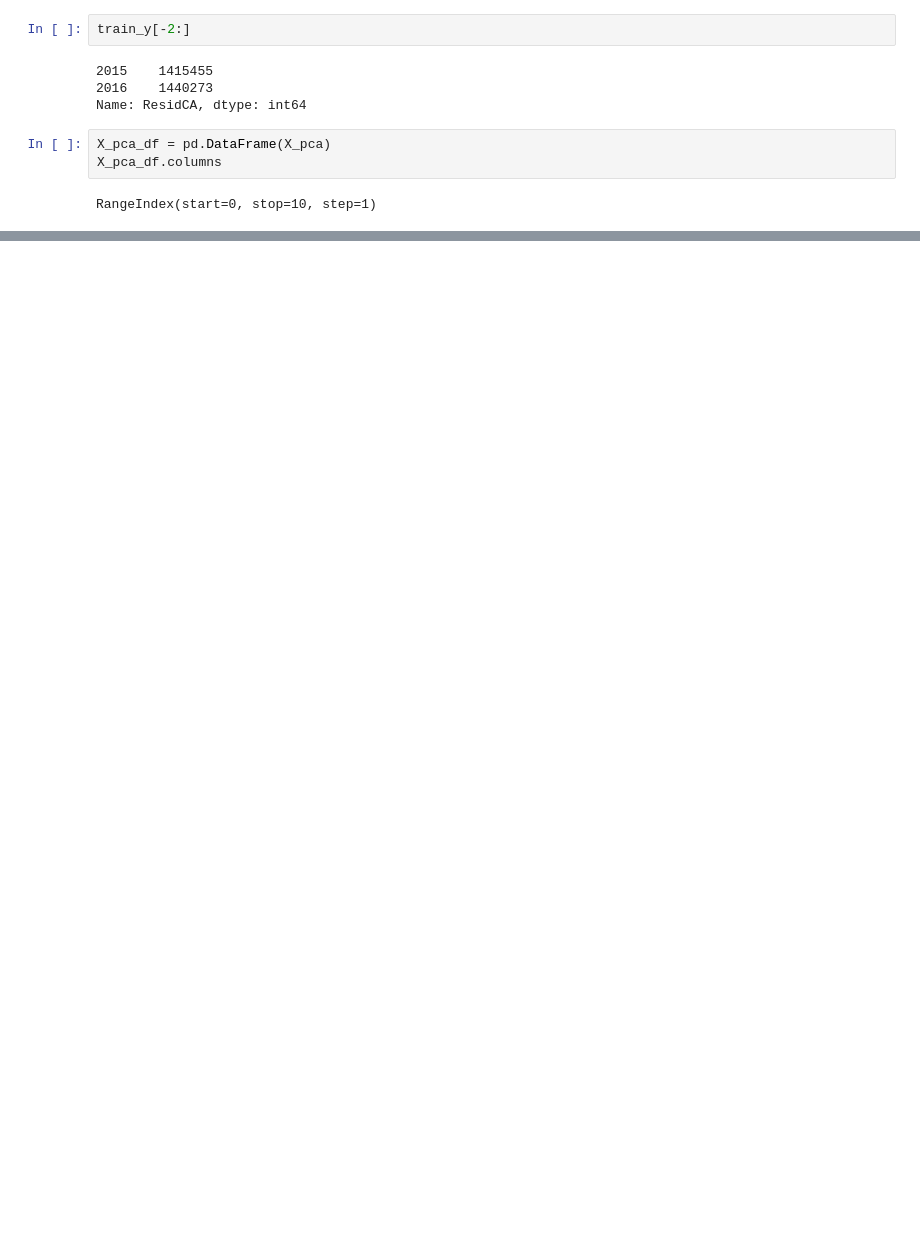
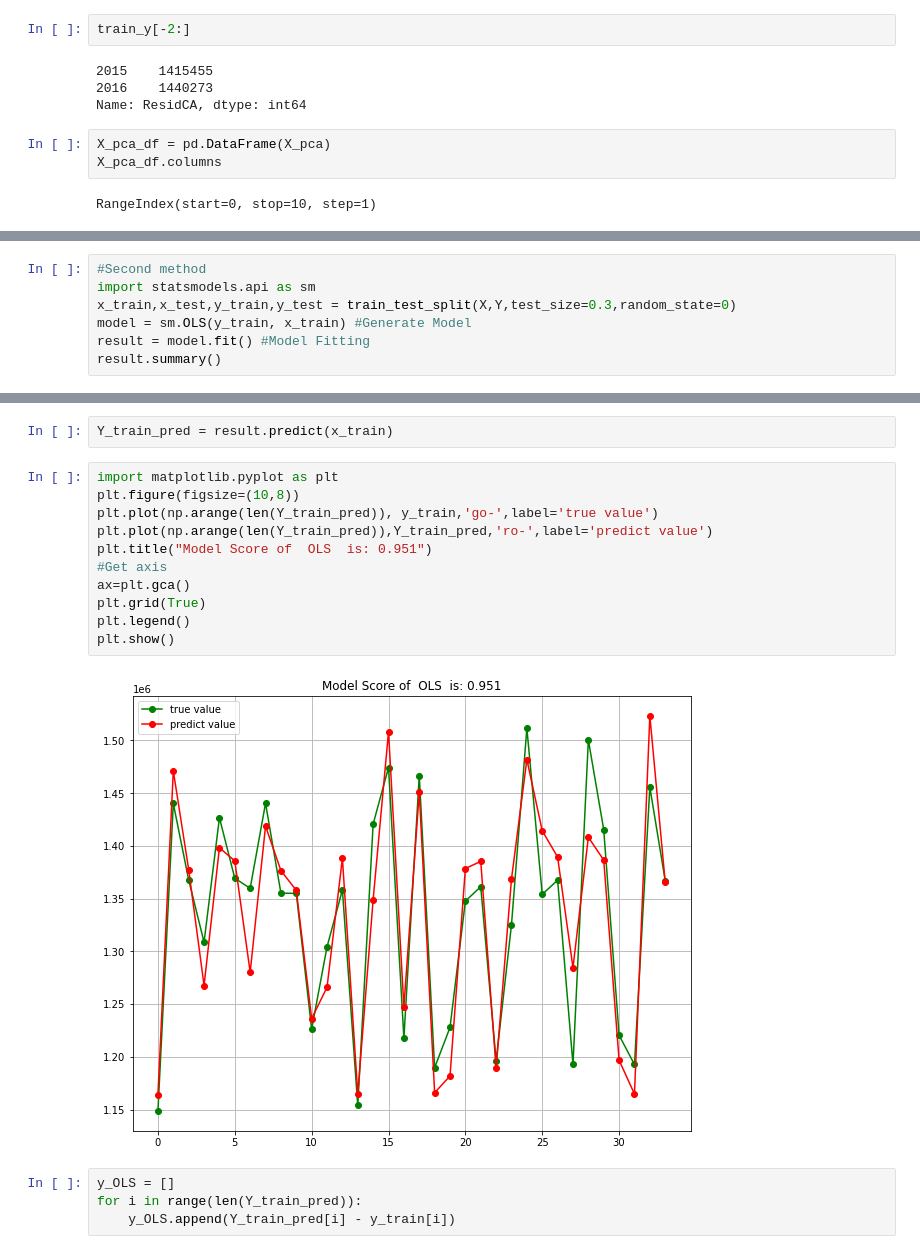
Before and after one commit to tianwin/EnergyPredictionCA, a Jupyter notebook: FrankDong/model.ipynb, the cells around one changed output, grey strips where cells are left out. Cells and saved outputs as stored; diff of their text form; blank space fills up the shorter version.

```diff
--- a/FrankDong/model.ipynb
+++ b/FrankDong/model.ipynb
@@ -1035,0 +1238,7 @@ See the caveats in the documentation: https://pandas.pydata.org/pandas-docs/stab
+# %%
+#Second method
+import statsmodels.api as sm
+x_train,x_test,y_train,y_test = train_test_split(X,Y,test_size=0.3,random_state=0)
+model = sm.OLS(y_train, x_train) #Generate Model
+result = model.fit() #Model Fitting
+result.summary()
@@ -1035,0 +1275,19 @@ See the caveats in the documentation: https://pandas.pydata.org/pandas-docs/stab
+# %%
+Y_train_pred = result.predict(x_train)
+# %%
+import matplotlib.pyplot as plt
+plt.figure(figsize=(10,8))
+plt.plot(np.arange(len(Y_train_pred)), y_train,'go-',label='true value')
+plt.plot(np.arange(len(Y_train_pred)),Y_train_pred,'ro-',label='predict value')
+plt.title("Model Score of  OLS  is: 0.951")
+#Get axis
+ax=plt.gca()
+plt.grid(True)
+plt.legend()
+plt.show()
+# %% [output]
+[figure, added]
+# %%
+y_OLS = []
+for i in range(len(Y_train_pred)):
+    y_OLS.append(Y_train_pred[i] - y_train[i])
```
Also changed, not shown: parts of 59 cells of this notebook.
